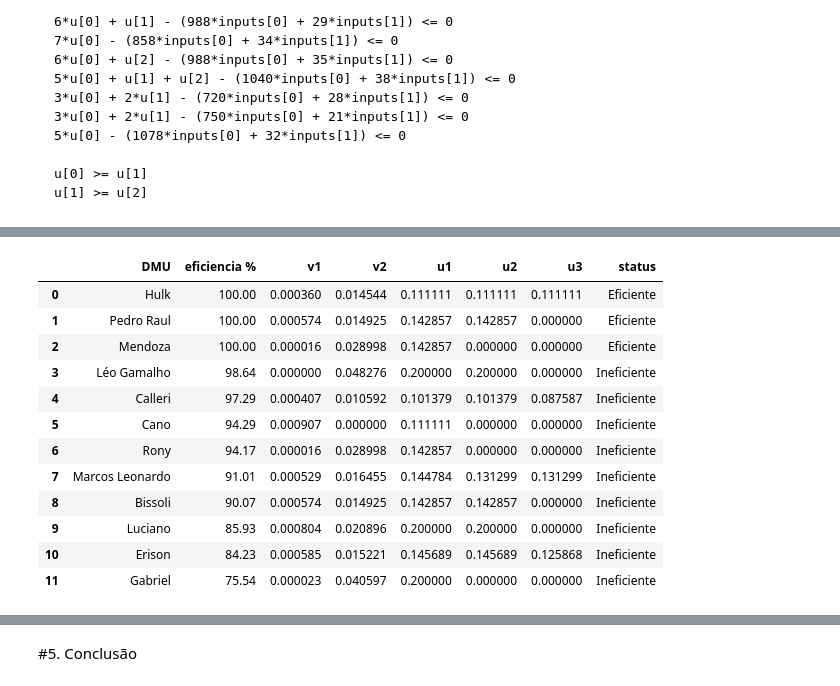
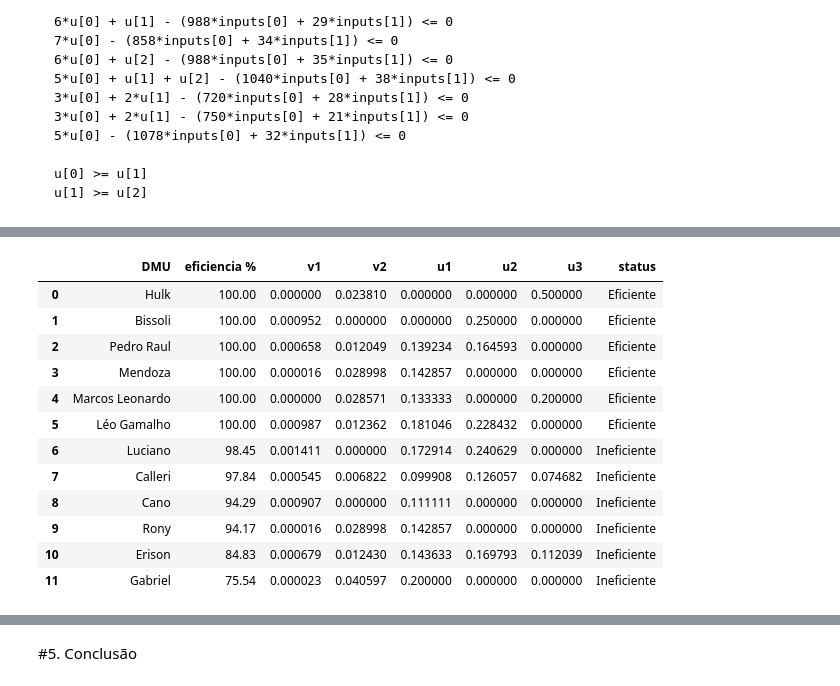
Before and after one commit to fersondahl-uff/DEA, a Jupyter notebook: Trabalho_Final.ipynb, the cells around one changed output, grey strips where cells are left out. Drawn from its saved outputs; the diff is of its cells as text; code cells hidden in the pictures.

```diff
--- a/Trabalho_Final.ipynb
+++ b/Trabalho_Final.ipynb
@@ -100,60 +113,65 @@ Além disso, foram utilizadas restrições ao pesos dos *output's* para defender
 dados_df.rename(columns={"Jogador": "DMU",
                                           'Minutos jogados': 'Input 1', 'Finalizações': 'Input 2', 'Gols de bola rolando': 'Output 1',
        'Gols de Penalti': 'Output 2', 'Assistências': 'Output 3'}, inplace=True)
+def model_solver(const_mult: bool) -> pd.DataFrame():
 
-dmus = range(len(dados_df))
+  dmus = range(len(dados_df))
 
-n_input = range(len(list(filter(lambda linha: "Input" in linha ,list(dados_df.columns)))))
-n_output = range(len(list(filter(lambda linha: "Output" in linha ,list(dados_df.columns)))))
+  n_input = range(len(list(filter(lambda linha: "Input" in linha ,list(dados_df.columns)))))
+  n_output = range(len(list(filter(lambda linha: "Output" in linha ,list(dados_df.columns)))))
 
-resultado = {"DMU": [], "eficiencia %": []}
+  resultado = {"DMU": [], "eficiencia %": []}
 
-for j in n_input:
-  resultado.update({f"v{j+1}": []})
+  for j in n_input:
+    resultado.update({f"v{j+1}": []})
 
-for i in n_output:
-  resultado.update({f"u{i+1}": []})
+  for i in n_output:
+    resultado.update({f"u{i+1}": []})
 
 
-for problem in dmus:
+  for problem in dmus:
 
+      model = pyo.ConcreteModel()
 
-    model = pyo.ConcreteModel()
+      model.inputs = pyo.Var(n_input, bounds=(0, np.inf))
+      model.u = pyo.Var(n_output,bounds=(0, np.inf))
+      u = model.u
 
-    model.inputs = pyo.Var(n_input, bounds=(0, np.inf))
-    model.u = pyo.Var(n_output,bounds=(0, np.inf))
-    u = model.u
+      inputs = model.inputs
 
-    inputs = model.inputs
+      model.C1 = pyo.Constraint(expr = sum(dados_df[f'Output {i+1}'][problem]*u[i] for i in n_output)  == 1)
 
-    model.C1 = pyo.Constraint(expr = sum(dados_df[f'Output {i+1}'][problem]*u[i] for i in n_output)  == 1)
+      model.C2 = pyo.ConstraintList()
+      for dmu in dmus:
+          model.C2.add(expr= sum(dados_df[f'Output {i+1}'][dmu]*u[i] for i in n_output) - (sum(dados_df[f'Input {j+1}'][dmu]*inputs[j] for j in n_input)) <= 0)
 
-    model.C2 = pyo.ConstraintList()
-    for dmu in dmus:
-        model.C2.add(expr= sum(dados_df[f'Output {i+1}'][dmu]*u[i] for i in n_output) - (sum(dados_df[f'Input {j+1}'][dmu]*inputs[j] for j in n_input)) <= 0)
+      if const_mult:
+        model.C3 = pyo.Constraint(expr = u[0] >= u[1])
+        model.C4 = pyo.Constraint(expr = u[1] >= u[2])
 
-    model.C3 = pyo.Constraint(expr = u[0] >= u[1])
-    model.C4 = pyo.Constraint(expr = u[1] >= u[2])
+      model.obj = pyo.Objective(expr= sum(dados_df[f'Input {j+1}'][problem]*inputs[j] for j in n_input), sense=minimize)
 
-    model.obj = pyo.Objective(expr= sum(dados_df[f'Input {j+1}'][problem]*inputs[j] for j in n_input), sense=minimize)
+      opt = SolverFactory('glpk')
+      opt.solve(model)
 
-    opt = SolverFactory('glpk')
-    opt.solve(model)
+      for j in n_input:
+        resultado[f'v{j+1}'].append(pyo.value(inputs[j]))
+      for i in n_output:
+        resultado[f'u{i+1}'].append(pyo.value(u[i]))
 
-    for j in n_input:
-      resultado[f'v{j+1}'].append(pyo.value(inputs[j]))
-    for i in n_output:
-      resultado[f'u{i+1}'].append(pyo.value(u[i]))
+      resultado['DMU'] = dados_df['DMU']
+      resultado['eficiencia %'].append(round(100/pyo.value(model.obj), 2))
 
-    resultado['DMU'] = dados_df['DMU']
-    resultado['eficiencia %'].append(round(100/pyo.value(model.obj), 2))
+  resultado_mult_output = pd.DataFrame(data=resultado).set_index('DMU')
 
-resultado_mult_output = pd.DataFrame(data=resultado).set_index('DMU')
+  resultado_mult_output['status'] = np.where(resultado_mult_output['eficiencia %'] == 100, 'Eficiente', 'Ineficiente')
 
-resultado_mult_output['status'] = np.where(resultado_mult_output['eficiencia %'] == 100, 'Eficiente', 'Ineficiente')
+  return resultado_mult_output
 
-qtd_eficientes = len(resultado_mult_output.query('status == "Eficiente"'))
+result_geral = model_solver(False)
 
-print(f"Tabela com os resultados do método dos Multilplicadores (Orientação: Output) - {qtd_eficientes} eficientes")
-resultado_mult_output.sort_values('eficiencia %', ascending=False).reset_index()
+qtd_eficientes = len(result_geral.query('status == "Eficiente"'))
+
+print(f"Resultados do método dos Multilplicadores - {qtd_eficientes} eficientes")
+result_geral.sort_values('eficiencia %', ascending=False).reset_index()
 # %% [output]
@@ -161,13 +179,13 @@ Tabela com os resultados do método dos Multilplicadores (Orientação: Output)
 |  | DMU | eficiencia % | v1 | v2 | u1 | u2 | u3 | status |
-| 0 | Hulk | 100.00 | 0.000360 | 0.014544 | 0.111111 | 0.111111 | 0.111111 | Eficiente |
-| 1 | Pedro Raul | 100.00 | 0.000574 | 0.014925 | 0.142857 | 0.142857 | 0.000000 | Eficiente |
-| 2 | Mendoza | 100.00 | 0.000016 | 0.028998 | 0.142857 | 0.000000 | 0.000000 | Eficiente |
-| 3 | Léo Gamalho | 98.64 | 0.000000 | 0.048276 | 0.200000 | 0.200000 | 0.000000 | Ineficiente |
-| 4 | Calleri | 97.29 | 0.000407 | 0.010592 | 0.101379 | 0.101379 | 0.087587 | Ineficiente |
-| 5 | Cano | 94.29 | 0.000907 | 0.000000 | 0.111111 | 0.000000 | 0.000000 | Ineficiente |
-| 6 | Rony | 94.17 | 0.000016 | 0.028998 | 0.142857 | 0.000000 | 0.000000 | Ineficiente |
-| 7 | Marcos Leonardo | 91.01 | 0.000529 | 0.016455 | 0.144784 | 0.131299 | 0.131299 | Ineficiente |
-| 8 | Bissoli | 90.07 | 0.000574 | 0.014925 | 0.142857 | 0.142857 | 0.000000 | Ineficiente |
-| 9 | Luciano | 85.93 | 0.000804 | 0.020896 | 0.200000 | 0.200000 | 0.000000 | Ineficiente |
-| 10 | Erison | 84.23 | 0.000585 | 0.015221 | 0.145689 | 0.145689 | 0.125868 | Ineficiente |
+| 0 | Hulk | 100.00 | 0.000000 | 0.023810 | 0.000000 | 0.000000 | 0.500000 | Eficiente |
+| 1 | Bissoli | 100.00 | 0.000952 | 0.000000 | 0.000000 | 0.250000 | 0.000000 | Eficiente |
+| 2 | Pedro Raul | 100.00 | 0.000658 | 0.012049 | 0.139234 | 0.164593 | 0.000000 | Eficiente |
+| 3 | Mendoza | 100.00 | 0.000016 | 0.028998 | 0.142857 | 0.000000 | 0.000000 | Eficiente |
+| 4 | Marcos Leonardo | 100.00 | 0.000000 | 0.028571 | 0.133333 | 0.000000 | 0.200000 | Eficiente |
+| 5 | Léo Gamalho | 100.00 | 0.000987 | 0.012362 | 0.181046 | 0.228432 | 0.000000 | Eficiente |
+| 6 | Luciano | 98.45 | 0.001411 | 0.000000 | 0.172914 | 0.240629 | 0.000000 | Ineficiente |
+| 7 | Calleri | 97.84 | 0.000545 | 0.006822 | 0.099908 | 0.126057 | 0.074682 | Ineficiente |
+| 8 | Cano | 94.29 | 0.000907 | 0.000000 | 0.111111 | 0.000000 | 0.000000 | Ineficiente |
+| 9 | Rony | 94.17 | 0.000016 | 0.028998 | 0.142857 | 0.000000 | 0.000000 | Ineficiente |
+| 10 | Erison | 84.83 | 0.000679 | 0.012430 | 0.143633 | 0.169793 | 0.112039 | Ineficiente |
 | 11 | Gabriel | 75.54 | 0.000023 | 0.040597 | 0.200000 | 0.000000 | 0.000000 | Ineficiente |
```
Also changed, not shown: parts of 6 cells of this notebook.
